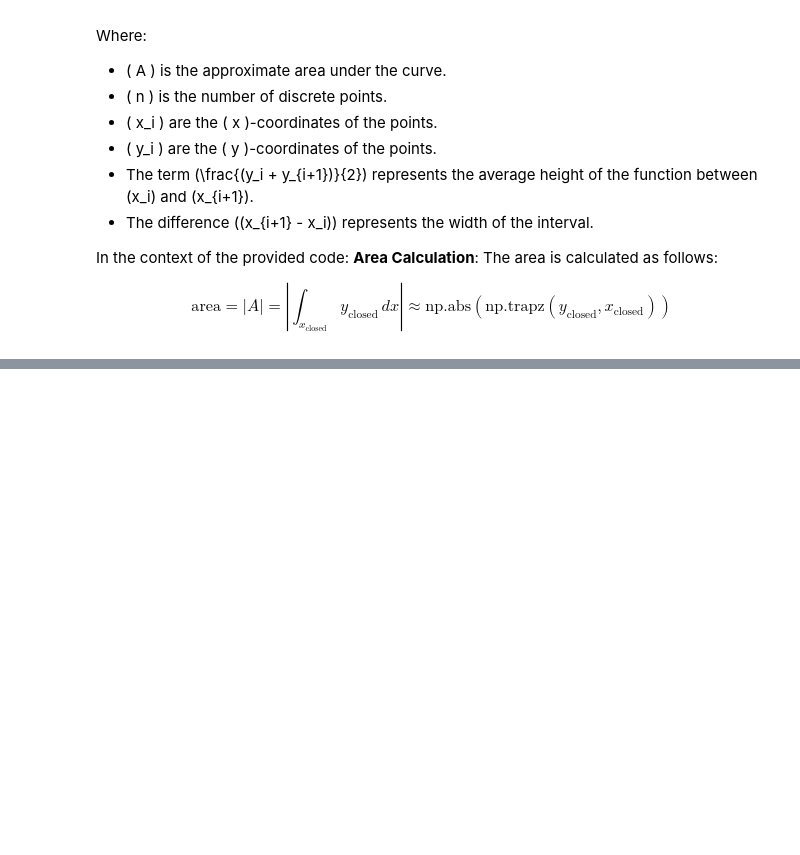
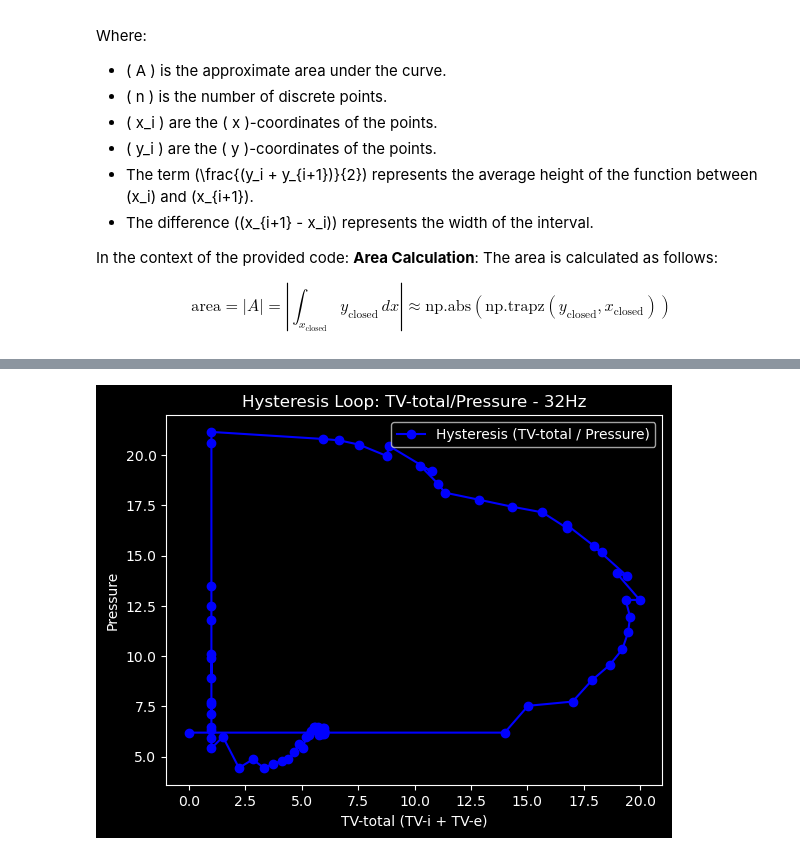
Before and after one commit to Molderon/ICU-Mechanical-Ventilation-Asyncronies, a Jupyter notebook: Feature_Engineering.ipynb, the cells around one changed output, grey strips where cells are left out. Drawn from its saved outputs; the diff is of its cells as text; code cells hidden in the pictures; blank space fills up the shorter version.

```diff
--- a/Feature_Engineering.ipynb
+++ b/Feature_Engineering.ipynb
@@ -281,0 +316,29 @@ print("Total time for interpolations is :",
+# %%
+def Plot_Hysteresis(Hysteresis_Dynamics: pd.DataFrame):
+    TV_i = np.array(Hysteresis_Dynamics['TV-i'])
+    TV_e = np.array(Hysteresis_Dynamics['TV-e'])
+    pressure = np.array(Hysteresis_Dynamics['pressure'])
+
+    TV_total = TV_i + TV_e
+
+    plt.ion()
+    fig, ax = plt.subplots()
+    line, = ax.plot([], [], marker='o', linestyle='-', color='b', label='Hysteresis (TV-total / Pressure)')
+
+    ax.set_title('Hysteresis Loop: TV-total/Pressure - 32Hz')
+    ax.set_xlabel('TV-total (TV-i + TV-e)')
+    ax.set_ylabel('Pressure')
+    ax.legend()
+
+    def update_plot(x_data, y_data):
+        line.set_data(x_data, y_data)
+        ax.relim()
+        ax.autoscale_view()
+        fig.canvas.draw()
+        fig.canvas.flush_events()
+
+    for i in range(len(TV_total)):
+        update_plot(TV_total[:i+1], pressure[:i+1])
+
+    plt.ioff()
+    plt.show()
@@ -429,0 +440,5 @@ def Update_Dataset(DataSet: pd.DataFrame):
+# %%
+os.chdir("/home/molderon/Main/WorkSpace/Diploma Project/Classification Algorithms/")
+Final_ClusterSet = pd.read_csv("ClusterSet.csv")
+# %%
+Final_ClusterSet.drop(Final_ClusterSet.columns[[0,1]], axis =1, inplace=True)
@@ -429,0 +454,12 @@ def Update_Dataset(DataSet: pd.DataFrame):
+# %%
+Random_ids = pd.DataFrame()
+Random_ids = Final_ClusterSet[Final_ClusterSet['breath_id'] == 727.0 ].copy()
+Random_ids = Random_ids.sort_values(by="time_step")
+
+Hysteresis_Dynamics: dict = field(default_factory=dict)
+target_columns = ["TV-i", "TV-e","pressure", "R", "C", "time_step"]
+
+Hysteresis_Dynamics = Random_ids[target_columns].to_dict(orient ='list')
+Plot_Hysteresis(Hysteresis_Dynamics)
+# %% [output]
+[figure, added]
```
Also changed, not shown: parts of 39 cells of this notebook.
